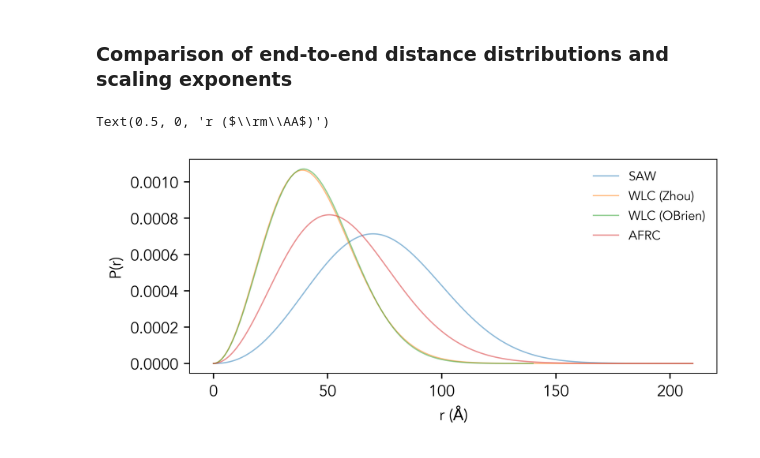
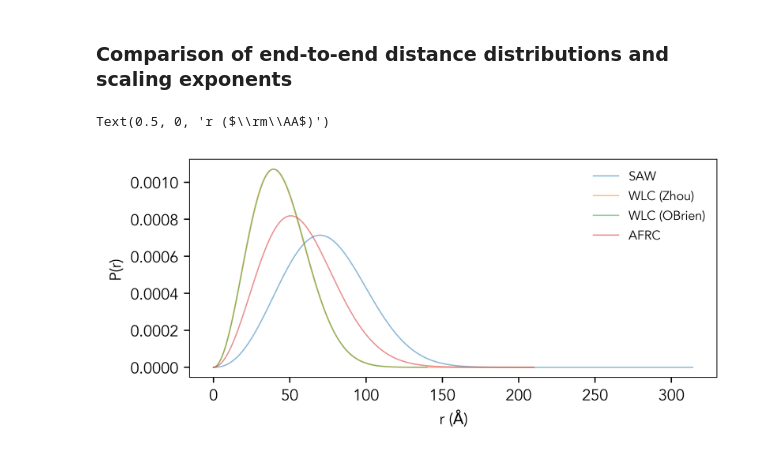
Before and after one commit to idptools/afrc, a Jupyter notebook: demo/compare_end_to_end.ipynb, the cells around one changed output. Drawn from its saved outputs; the diff is of its cells as text; code cells hidden in the pictures.

```diff
--- a/demo/compare_end_to_end.ipynb
+++ b/demo/compare_end_to_end.ipynb
@@ -35,24 +35,24 @@ from afrc.polymer_models.wlc2 import WormLikeChain2
 # %%
 figure(None, (6,2.5), dpi=350)
 seq = 'GS'*50
 
-[AFRC_a, AFRC_b] = AnalyticalFRC(seq).get_re_distribution()
+[AFRC_a, AFRC_b] = AnalyticalFRC(seq).get_end_to_end_distribution()
 [SAW_a, SAW_b] = SAW(seq).get_end_to_end_distribution(prefactor=5)
 [WLC1_a, WLC1_b] = WormLikeChain(seq).get_end_to_end_distribution()
 [WLC2_a, WLC2_b] = WormLikeChain2(seq).get_end_to_end_distribution()
 
 
 
 plt.plot(SAW_a, SAW_b, label='SAW', linewidth=0.8, alpha=0.5)
 plt.plot(WLC1_a, WLC1_b, label='WLC (Zhou)',linewidth=0.8, alpha=0.5)
 plt.plot(WLC2_a, WLC2_b, label='WLC (OBrien)',linewidth=0.8, alpha=0.5)
 plt.plot(AFRC_a, AFRC_b, label='AFRC',linewidth=0.8, alpha=0.5)
 plt.legend(fontsize=8,frameon=False)
 plt.ylabel('P(r)')
 plt.xlabel(r'r ($\rm\AA$)')
 # %% [output]
 Text(0.5, 0, 'r ($\\rm\\AA$)')
-[figure, old version]
+[figure, new version]
 # %%
 lengths = np.arange(10,200,10)
 
```
Also changed, not shown: parts of 4 cells of this notebook, 28 other files.
